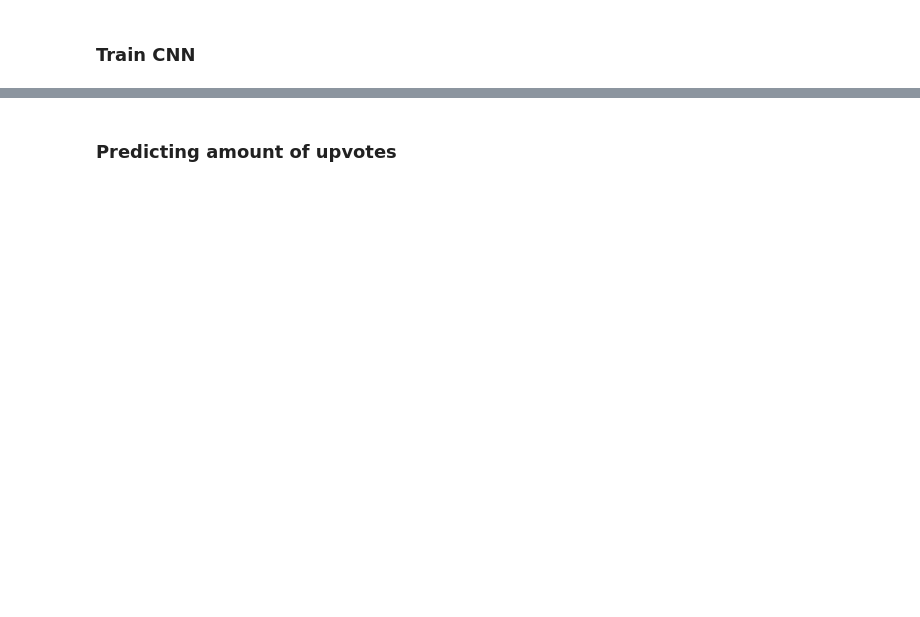
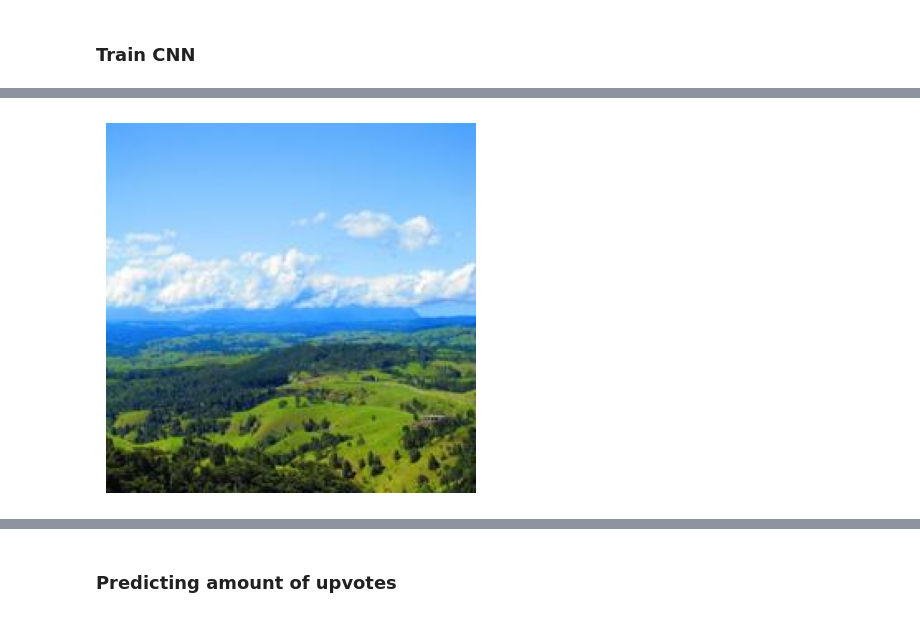
Before and after one commit to ChristofferDreist/RedditUpvotes, a Jupyter notebook: Dataset download.ipynb, the cells around one changed output, grey strips where cells are left out. Saved outputs shown, nothing was run; the diff lists cells and outputs as text; code cells hidden in the pictures; blank space fills up the shorter version.

```diff
--- a/Dataset download.ipynb
+++ b/Dataset download.ipynb
@@ -159,7 +156,7 @@ Model(
 # %% [markdown]
 ### Load data
 # %%
-data_path = 'C:/Users/Chris/Desktop/DTU/4. Semester/02466 - Project Work/RedditDataWithLinks3.csv'
+data_path = 'C:/Users/Chris/Desktop/DTU/4. Semester/02466 - Project Work/RedditDataWithLinks4.csv'
 posts_tidy_df = pd.read_csv(data_path)
 pd.set_option('display.max_columns', None)
 posts_tidy_df
@@ -197,7 +200,7 @@ def ImageWithScore(img_path, csv):
             print('Current progress is at: {count}'.format(count=counter))
 
         submission_id = row['PostID'] + ".jpg"
-        score = np.log10(row['Ups'])
+        score = row['AppliedScale'] #Choose target here!!
         image_path = os.path.join(img_path, submission_id)
         image_path = os.path.join(image_path).replace("\\", "/")
         if os.path.exists(image_path):
@@ -224,7 +227,7 @@ def ImageWithScore(img_path, csv):
     return transformed_images, scores
 
 image_path = "C:/Users/Chris/Desktop/DTU/4. Semester/02466 - Project Work/Images3"
-data_path = 'C:/Users/Chris/Desktop/DTU/4. Semester/02466 - Project Work/RedditDataWithLinks3.csv'
+data_path = 'C:/Users/Chris/Desktop/DTU/4. Semester/02466 - Project Work/RedditDataWithLinks4.csv'
 
 transformed_images, scores = ImageWithScore(image_path, data_path)
 # %% [output]
@@ -470,0 +626,11 @@ Finished training.
+# %%
+train_loader = torch.utils.data.DataLoader(train_data, batch_size=10, shuffle=True)
+data_iter = iter(train_loader)
+images, scores = next(data_iter)
+
+# Select the first image from the batch
+image = images[0]
+
+# Print the shape and other information about the image
+print("Image shape:", image.shape)
+print("Image tensor:", image)
@@ -470,0 +655,24 @@ Finished training.
+# %%
+import matplotlib.pyplot as plt
+import numpy as np
+
+# Convert the image tensor to a numpy array
+image_np = image.numpy()
+
+# Transpose the array to match the channel, height, width format
+image_np = np.transpose(image_np, (1, 2, 0))
+
+# Denormalize the image by multiplying with the standard deviation and adding the mean
+mean = np.array([0.485, 0.456, 0.406])
+std = np.array([0.229, 0.224, 0.225])
+image_np = std * image_np + mean
+
+# Clip the pixel values to the valid range of 0-1
+image_np = np.clip(image_np, 0, 1)
+
+# Display the image
+plt.imshow(image_np)
+plt.axis('off')
+plt.show()
+# %% [output]
+[figure, added]
```
Also changed, not shown: parts of 34 cells of this notebook.
